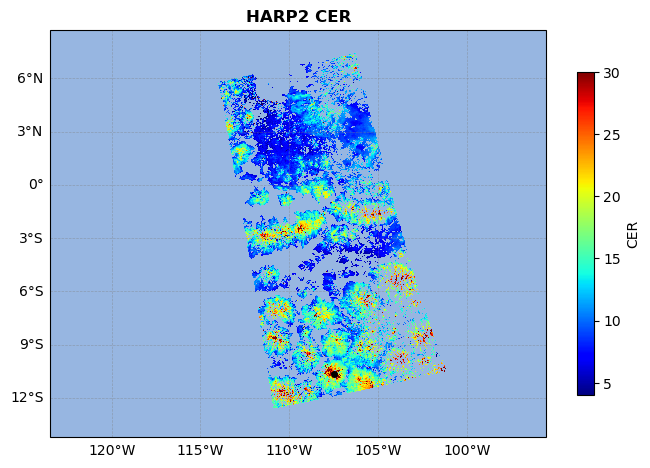
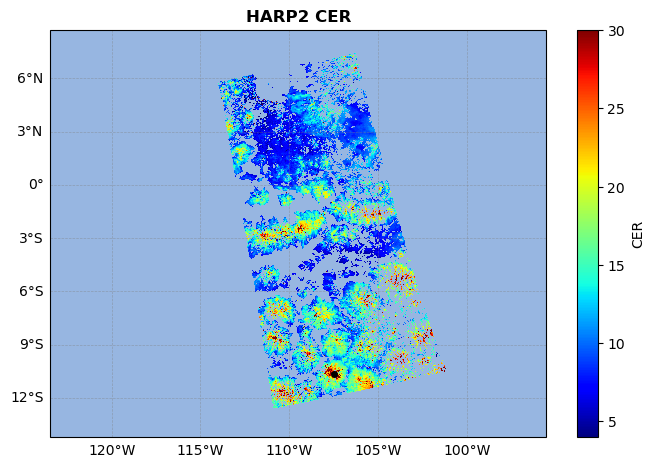
Unified diff of the notebook cell whose output changed from the first chart to the second:
--- before
+++ after
@@ -23,5 +23,5 @@
 # gl.ylines = False
 
-cbar = plt.colorbar(img, ax=ax, orientation='vertical', shrink=0.7, pad=0.05)
+cbar = plt.colorbar(img, ax=ax, orientation='vertical', shrink=0.88, pad=0.05)
 cbar.set_label('CER')
 

Commit: updated files